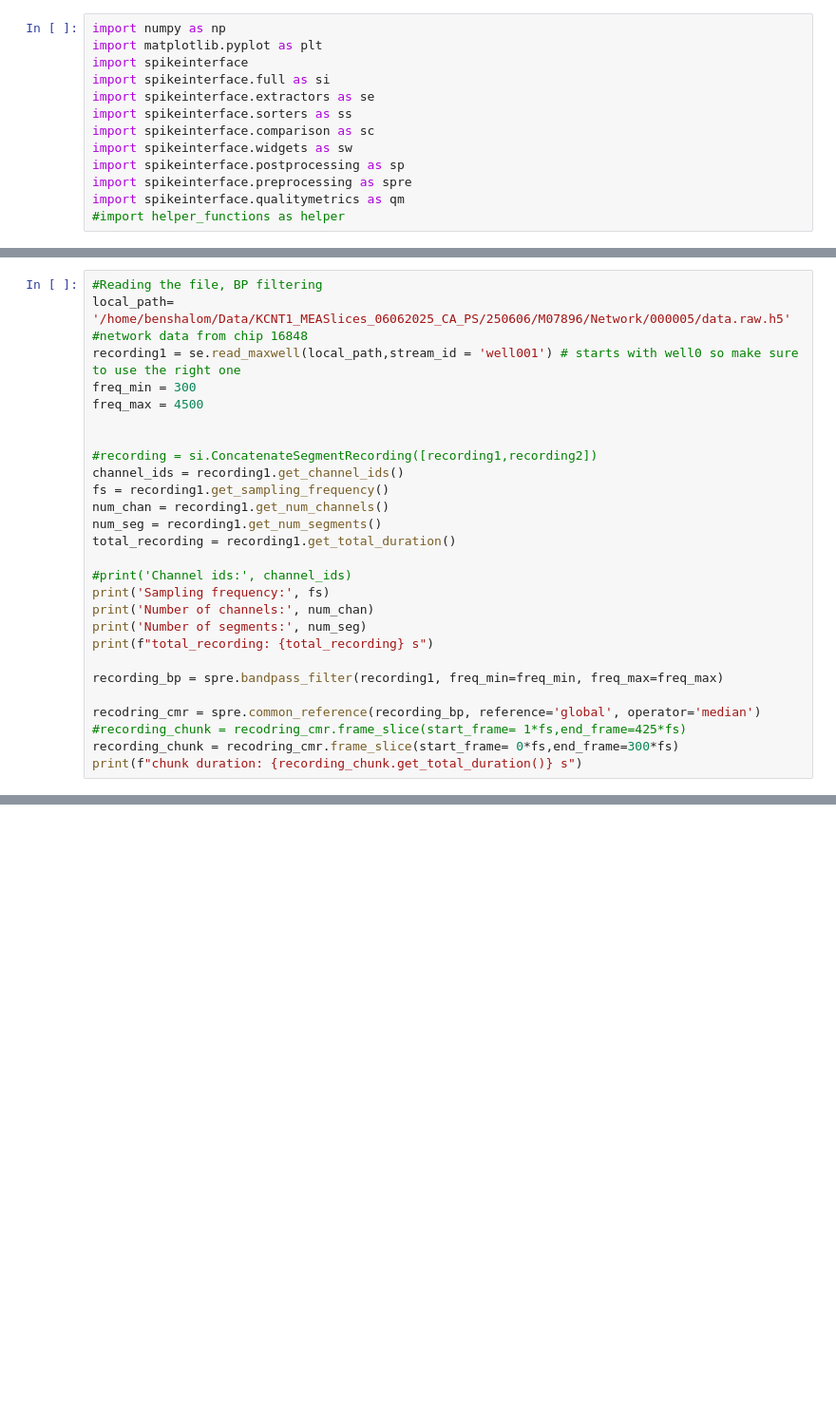
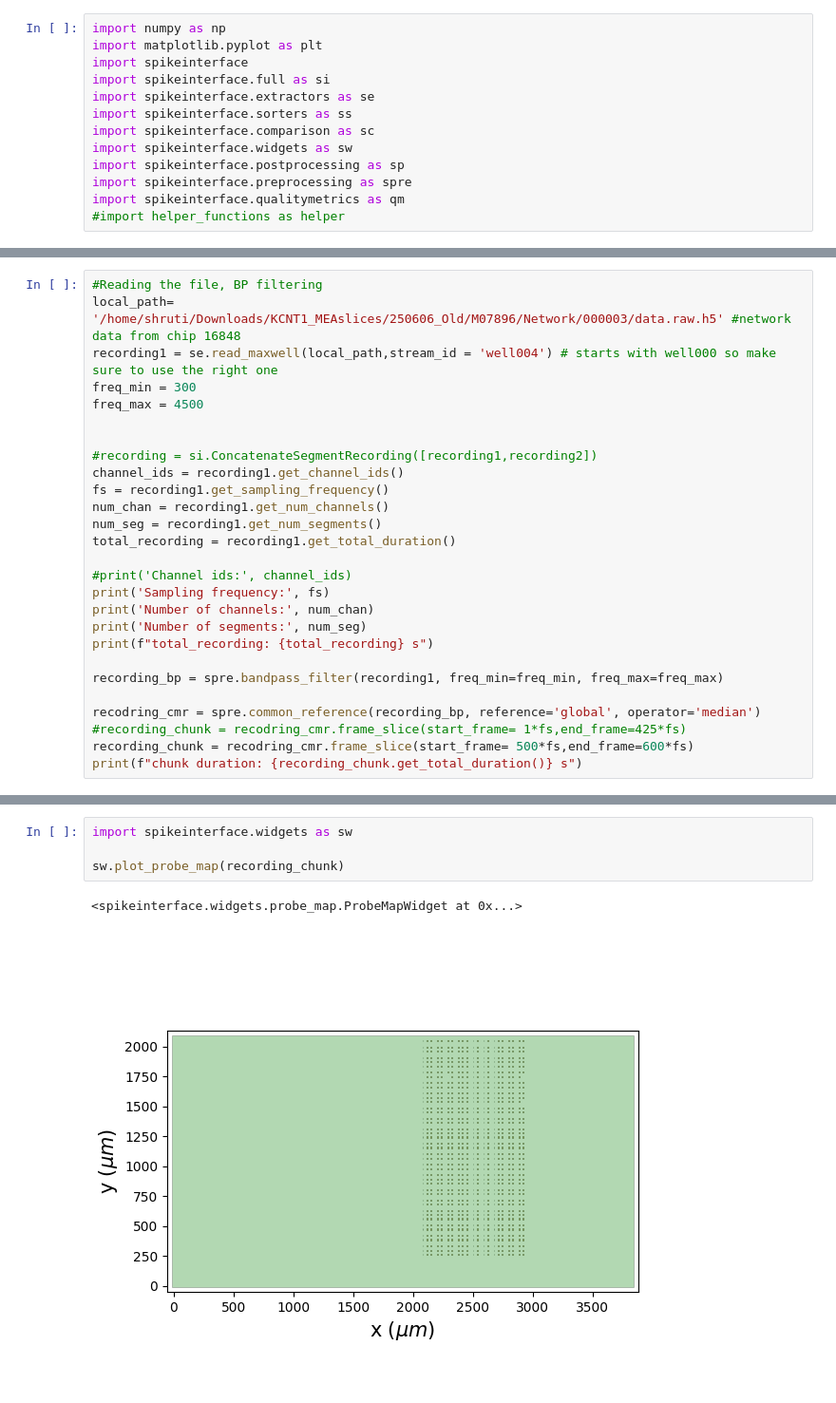
Before and after one commit to roybens/MEA_Analysis, a Jupyter notebook: IPNAnalysis/BrianSliceanalysis.ipynb, the cells around one changed output, grey strips where cells are left out. Shown at 95% size. Drawn from its saved outputs; the diff is of its cells as text; blank space fills up the shorter version.

```diff
--- a/IPNAnalysis/BrianSliceanalysis.ipynb
+++ b/IPNAnalysis/BrianSliceanalysis.ipynb
@@ -35,7 +28,7 @@ Note: you may need to restart the kernel to use updated packages.
 # %%
 #Reading the file, BP filtering
-local_path= '/home/benshalom/Data/KCNT1_MEASlices_06062025_CA_PS/250606/M07896/Network/000005/data.raw.h5' #network data from chip 16848
-recording1 = se.read_maxwell(local_path,stream_id = 'well001') # starts with well0 so make sure to use the right one
+local_path= '/home/shruti/Downloads/KCNT1_MEAslices/250606_Old/M07896/Network/000003/data.raw.h5' #network data from chip 16848
+recording1 = se.read_maxwell(local_path,stream_id = 'well004') # starts with well000 so make sure to use the right one
 freq_min = 300
 freq_max = 4500
 
@@ -57,7 +50,7 @@ recording_bp = spre.bandpass_filter(recording1, freq_min=freq_min, freq_max=freq
 
 recodring_cmr = spre.common_reference(recording_bp, reference='global', operator='median')
 #recording_chunk = recodring_cmr.frame_slice(start_frame= 1*fs,end_frame=425*fs)
-recording_chunk = recodring_cmr.frame_slice(start_frame= 0*fs,end_frame=300*fs)
+recording_chunk = recodring_cmr.frame_slice(start_frame= 500*fs,end_frame=600*fs)
 print(f"chunk duration: {recording_chunk.get_total_duration()} s")
 # %% [output]
 Sampling frequency: 10000.0
@@ -1102,0 +989,7 @@ NameError: name 'electrodes_to_plot' is not defined
+# %%
+import spikeinterface.widgets as sw
+
+sw.plot_probe_map(recording_chunk)
+# %% [output]
+<spikeinterface.widgets.probe_map.ProbeMapWidget at 0x...>
+[figure, added]
```
Also changed, not shown: parts of 39 cells of this notebook.
